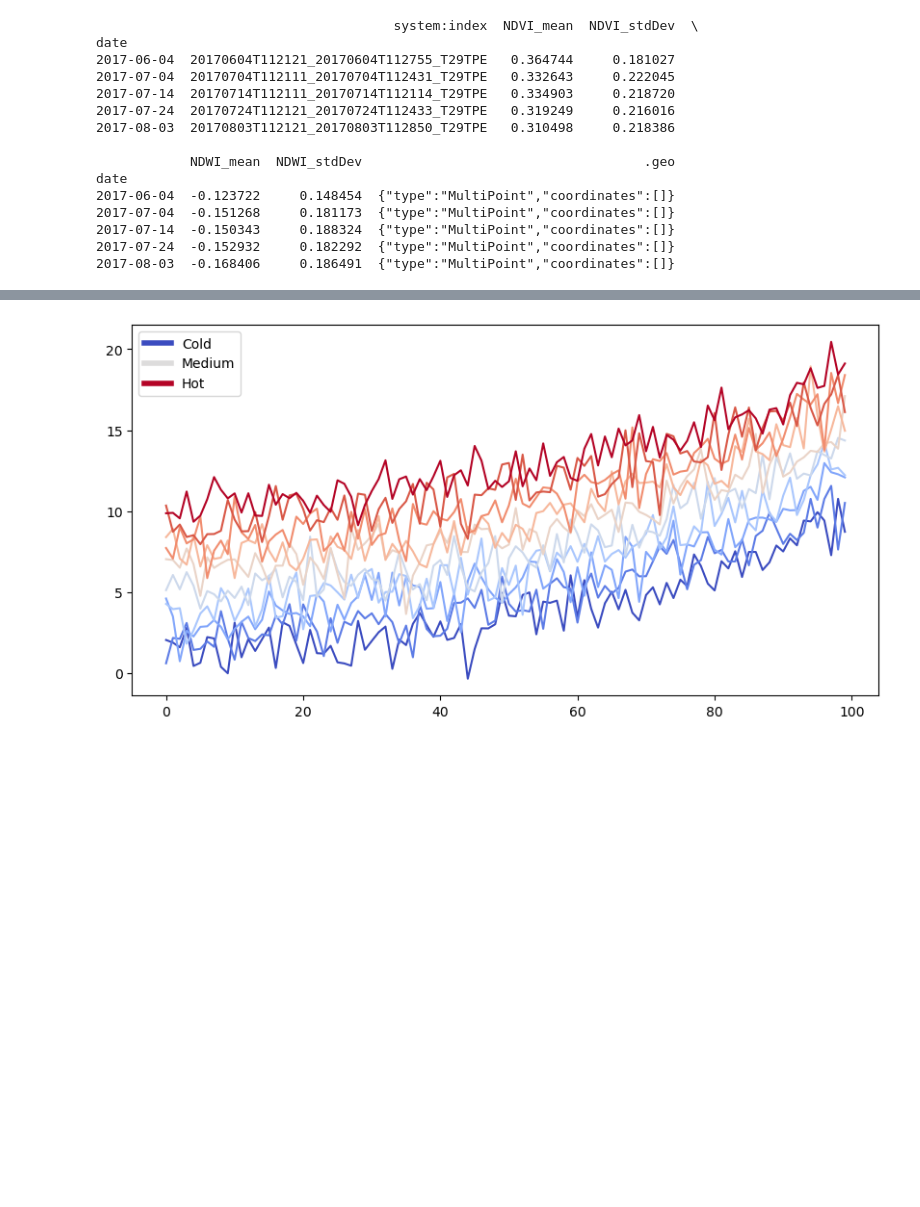
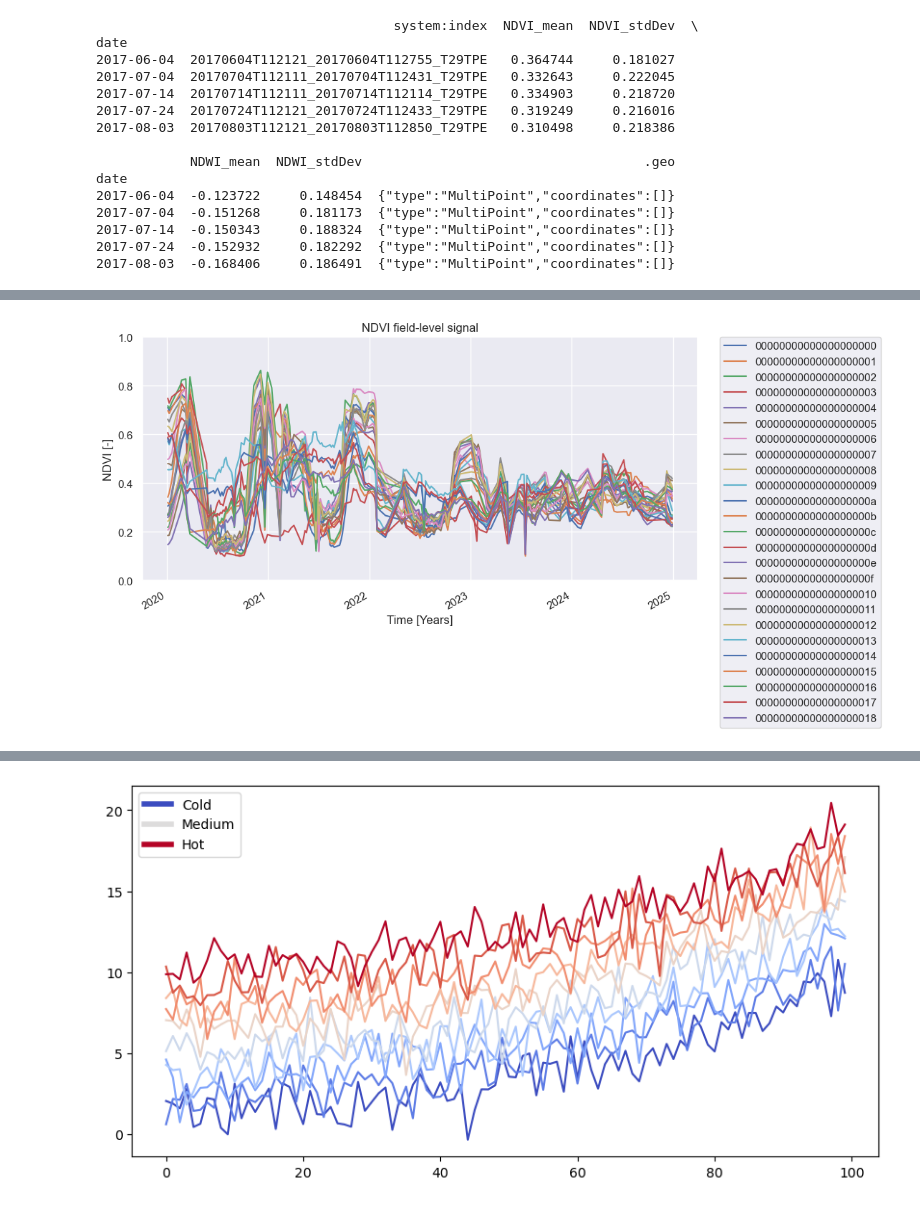
Before and after one commit to nadja1390/RAFIP, a Jupyter notebook: mybook/Regenerative_Ag_Man.ipynb, the cells around one changed output, grey strips where cells are left out. Cells and saved outputs as stored; diff of their text form; code cells hidden in the pictures; blank space fills up the shorter version.

```diff
--- a/mybook/Regenerative_Ag_Man.ipynb
+++ b/mybook/Regenerative_Ag_Man.ipynb
@@ -168,0 +180,24 @@ plt.show()
+# %%
+# import data
+path_to_data_folder = os.path.join(root, 'Data\\Idanha\\NDVI_TimeSeries_PerFeature.csv') # cloud coverage: 20 percent
+path_to_data_folder_NDWI = os.path.join(root, 'Data\\Idanha\\NDWI_TimeSeries_PerFeature.csv')
+
+data_fields_NDVI = pd.read_csv(path_to_data_folder, index_col=3, parse_dates=True,  header=0)
+data_fields_NDWI = pd.read_csv(path_to_data_folder_NDWI, index_col=3, parse_dates=True,  header=0)
+
+# clean data
+data_fields_NDVI = data_fields_NDVI[data_fields_NDVI["NDVI_mean"]>0.1]
+# %%
+
+fig, ax = plt.subplots(figsize=(10, 5))
+data_fields_NDVI.groupby('feature_id')['NDVI_mean'].plot(legend='True', ax=ax)
+# set labels:
+plt.title('NDVI field-level signal')
+plt.ylabel('NDVI [-]')
+plt.legend(bbox_to_anchor=(1.04, 1), borderaxespad=0)
+
+plt.ylim(0,1)
+plt.xlabel('Time [Years]')
+plt.show()
+# %% [output]
+[figure, added]
```
Also changed, not shown: parts of 11 cells of this notebook, 6 other files.
